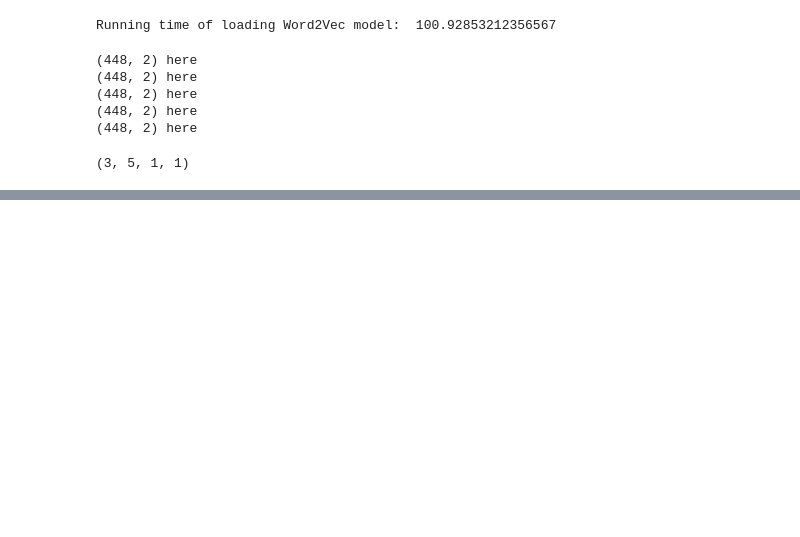
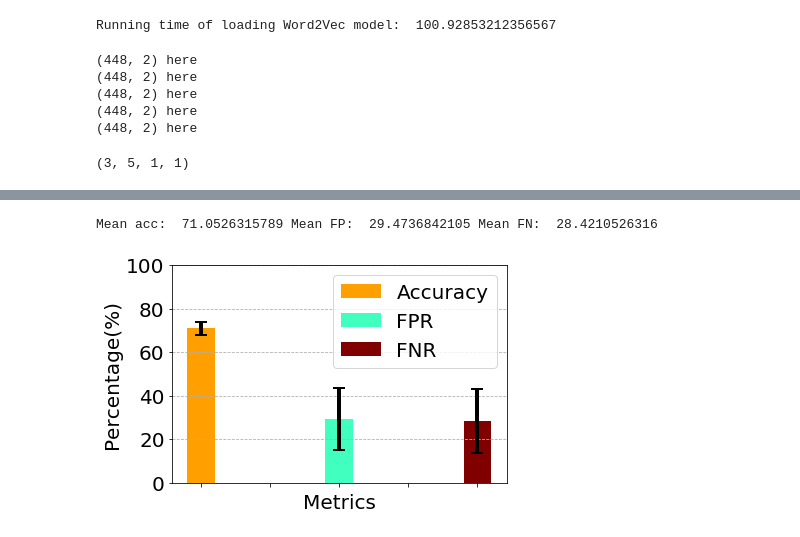
Before and after one commit to nguyenvo09/fake_news_detection_deep_learning, a Jupyter notebook: biGRU_attention.ipynb, the cells around one changed output, grey strips where cells are left out. Drawn from its saved outputs; the diff is of its cells as text; code cells hidden in the pictures; blank space fills up the shorter version.

Commit message:
--- update results

```diff
--- a/biGRU_attention.ipynb
+++ b/biGRU_attention.ipynb
@@ -450,0 +501,5 @@ KeyboardInterrupt:
+# %%
+plot_results()
+# %% [output]
+Mean acc:  71.0526315789 Mean FP:  29.4736842105 Mean FN:  28.4210526316
+[figure, added]
```
Also changed, not shown: parts of 3 cells of this notebook, 7 other files.
